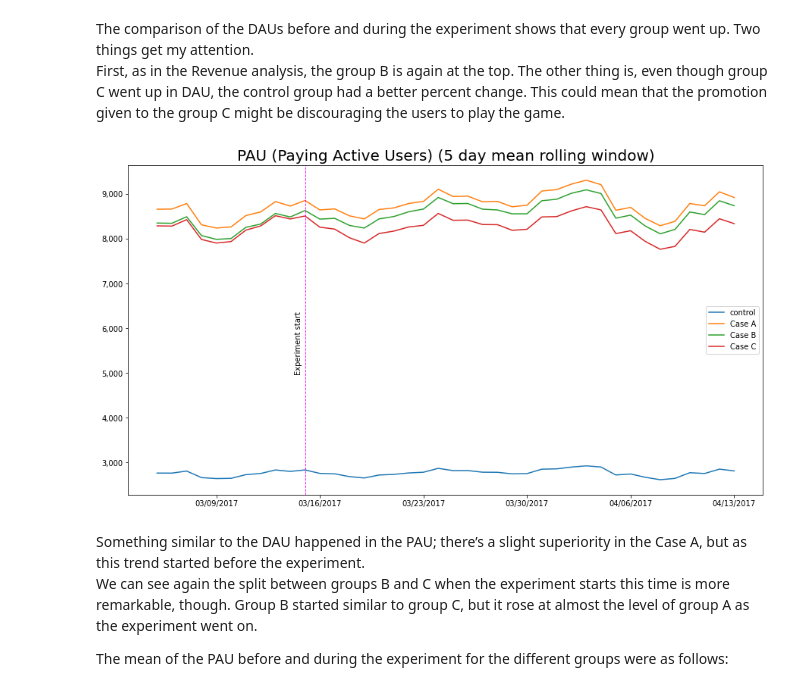
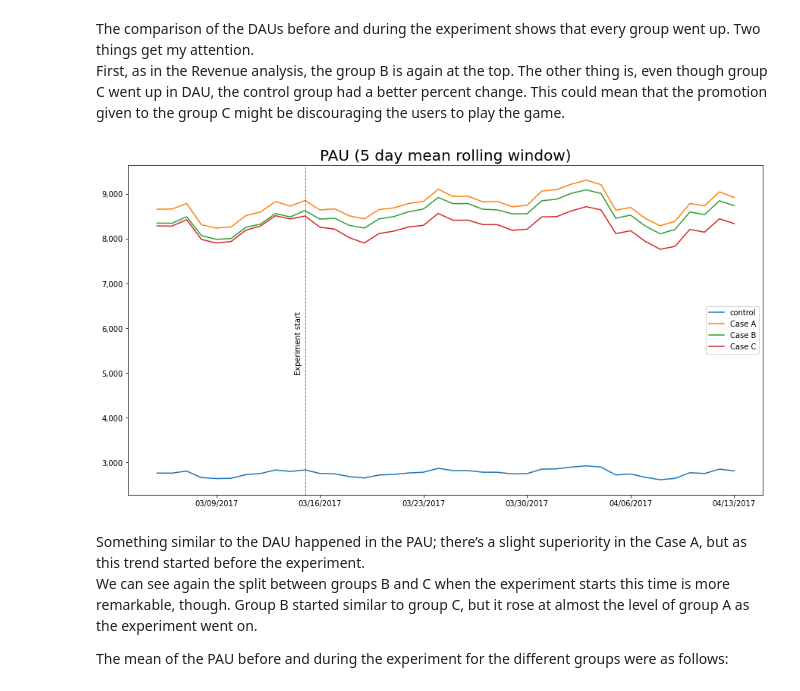
Before and after one commit to xsvxldx/Game_Analysis_Test, a Jupyter notebook: Notebook.ipynb, the cells around one changed output. Cells and saved outputs as stored; diff of their text form; code cells hidden in the pictures.

Commit message:
Renamed column for the sake of consistency

```diff
--- a/Notebook.ipynb
+++ b/Notebook.ipynb
@@ -65,6 +65,9 @@ Data columns (total 26 columns):
  25  Unnamed: 25                0 non-null      float64
 dtypes: datetime64[ns](1), float64(18), int64(6), object(1)
 memory usage: 35.9+ KB
+# %%
+# Renaming PAU column
+df.rename(columns={'PAU (Paying Active Users)': 'PAU'}, inplace = True)
 # %%
 # Setting a new column with all the promotions sold
 df['Card bundle promotion'] = df['Car bundle A // 2.99$'] + df['Car bundle B // 6.99$'] + df['Car bundle C // 9.99$']
@@ -260,26 +263,26 @@ df_DAU.style.format({'Previous': '{:,.0f}', 'Post': '{:,.0f}'})
 The comparison of the DAUs before and during the experiment shows that every group went up. Two things get my attention.
 First, as in the Revenue analysis, the group B is again at the top. The other thing is, even though group C went up in DAU, the control group had a better percent change. This could mean that the promotion given to the group C might be discouraging the users to play the game.
 # %%
-# Plotting PAU (Paying Active Users) for all the cases (5 day mean rolling window)
+# Plotting PAU for all the cases (5 day mean rolling window)
 
 fig, ax = plt.subplots(figsize=(15,8))
 ax.xaxis.set_major_locator(mdates.DayLocator(interval=7))
 
 for i in df_list:
-    ax.plot(i['PAU (Paying Active Users)'].rolling(5).mean())
+    ax.plot(i['PAU'].rolling(5).mean())
 
 plt.gca().legend(tuple(group_list))
 plt.axvline(x="03/15/2017", c='magenta', ls='--', lw=0.9)
 plt.text(13.3,5000,'Experiment start',rotation=90)
 plt.rcParams['axes.titlesize']=20
-plt.title('PAU (Paying Active Users) (5 day mean rolling window)')
+plt.title('PAU (5 day mean rolling window)')
 
 current_values = plt.gca().get_yticks()
 plt.gca().set_yticklabels(['{:,.0f}'.format(x) for x in current_values])
 
 plt.savefig('./files/PAU_rolling.png')
 # %% [output]
-[figure, old version]
+[figure, new version]
 # %% [markdown]
 Something similar to the DAU happened in the PAU; there’s a slight superiority in the Case A, but as this trend started before the experiment.
 We can see again the split between groups B and C when the experiment starts this time is more remarkable, though. Group B started similar to group C, but it rose at almost the level of group A as the experiment went on.
```
Also changed, not shown: parts of 2 cells of this notebook, 2 other files.
